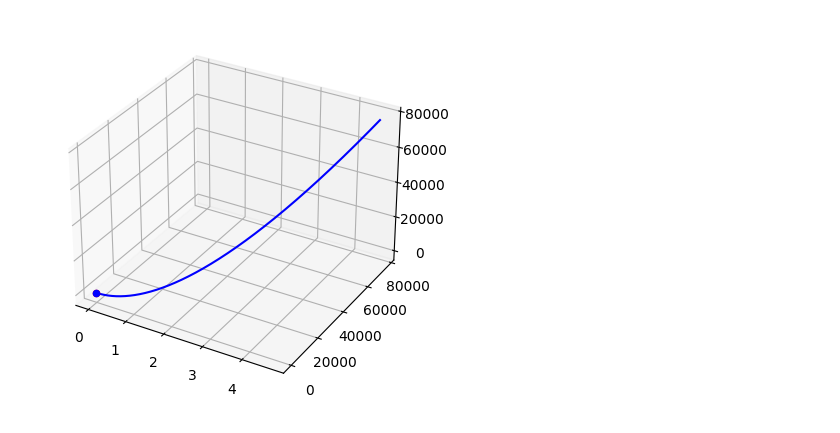
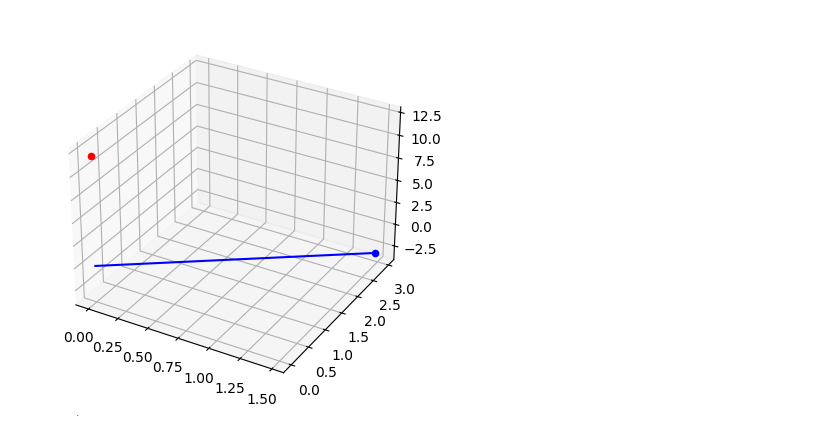
Before and after one commit to magnoxemo/plasma_xoxo, a Jupyter notebook: two_particle_trajectory.ipynb, the cells around one changed output. Drawn from its saved outputs; the diff is of its cells as text; code cells hidden in the pictures.

```diff
--- a/two_particle_trajectory.ipynb
+++ b/two_particle_trajectory.ipynb
@@ -3,12 +3,12 @@ import matplotlib.pyplot as plt
 import numpy as np
 
 mass=9.1*10**-31
-pos_=np.array([-10,-12,-3])
+pos_=np.array([-1,-12,-3])
 pos_target=np.array([10,3,12])
 dt=0.1
-energy=10
+energy=1
 
-V=np.array([1,0,0])*np.sqrt(2*energy/mass)
+V=np.array([1,2,0])*np.sqrt(2*energy/mass)
 
 
 def force(pos_,pos_target):
@@ -17,20 +17,20 @@ def force(pos_,pos_target):
     d=np.sqrt(sum(np.square(pos_target-pos_)))
     r=pos_target-pos_
 
-    F=(K*e*e/d**2)*(r/d)
+    F=-(K*e*e/d**2)*(r/d)
 
     return F
 
 
 t=0
 i=0
-T=1000
+T=100
 
 x=np.zeros(int(T/dt))
 y=np.zeros(int(T/dt))
 z=np.zeros(int(T/dt))
 
-pos_1=[0,0,0]
+pos_1=np.copy(pos_)
 while t<T:
 
 
@@ -40,31 +40,33 @@ while t<T:
         V[0]=F[0]*dt/mass+V[0]
         V[1]=F[1]*dt/mass+V[1]
         V[2]=F[2]*dt/mass+V[2]
         pos_1[0]=pos_1[0]+V[0]*dt
         pos_1[1]=pos_1[1]+V[1]*dt
         pos_1[2]=pos_1[2]+V[2]*dt
 
         x[i]=pos_1[0]
         y[i]=pos_1[1]
         z[i]=pos_1[2]
+
+        pos_=pos_1
 
         i=i+1
         t=t+dt
     except:
         break
 
 
 
 from mpl_toolkits import mplot3d
 
 
 fig = plt.figure()
 ax = plt.axes(projection='3d')
 
 
 ax.plot3D(x, y, z, 'blue')
 ax.scatter(pos_target[0],pos_target[   1],pos_target[2],color='red')
 ax.scatter(pos_[0],pos_[1],pos_[2],color='blue')
 plt.show()
 # %% [output]
-[figure, old version]
+[figure, new version]
```
Also changed, not shown: parts of 1 cell of this notebook.
